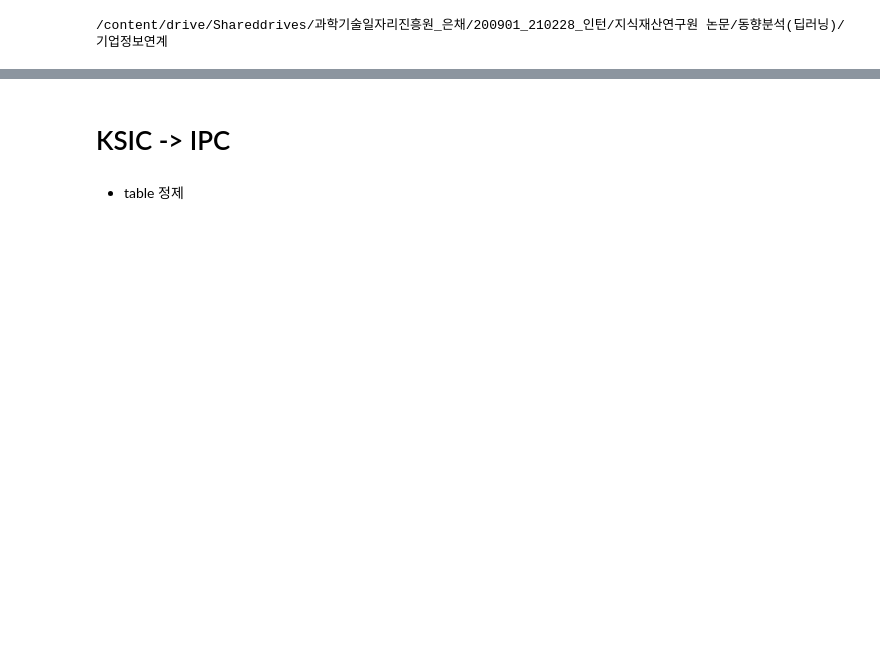
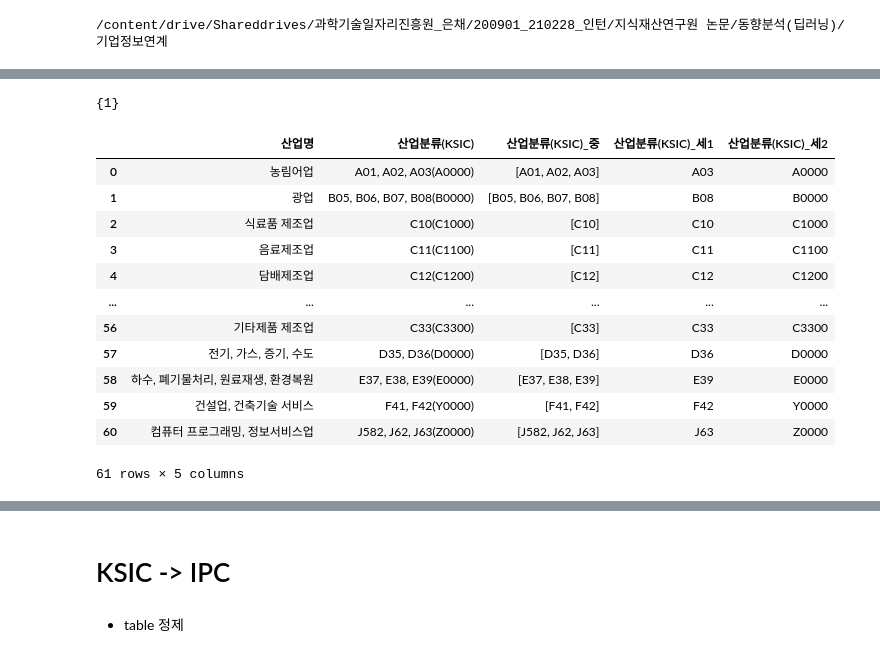
Before and after one commit to patent-analysis-compa/KSIC_IPC, a Jupyter notebook: KSIC_IPC연계.ipynb, the cells around one changed output, grey strips where cells are left out. Saved outputs shown, nothing was run; the diff lists cells and outputs as text; code cells hidden in the pictures; blank space fills up the shorter version.

```diff
--- a/KSIC_IPC연계.ipynb
+++ b/KSIC_IPC연계.ipynb
@@ -4,0 +11,31 @@ cd /content/drive/Shareddrives/과학기술일자리진흥원_은채/200901_2102
+# %%
+import re
+p = re.compile('\S+\(')
+set(ksic9['산업분류(KSIC)'].apply(lambda x: len(p.findall(x)))) # 여러 개의 괄호가 있는 건 없다.
+# %% [output]
+{1}
+# %%
+ksic9['산업분류(KSIC)_중'] = ksic9['산업분류(KSIC)'].apply(lambda x: x.split('(')[0])
+# %%
+ksic9['산업분류(KSIC)_중'] = ksic9['산업분류(KSIC)_중'].apply(lambda x: x.split(', '))
+# %%
+import re
+p = re.compile('\S+\(\S+\)')
+ksic9['산업분류(KSIC)_세1'] = ksic9['산업분류(KSIC)'].apply(lambda x: p.findall(x)[0].split('(')[0])
+ksic9['산업분류(KSIC)_세2'] = ksic9['산업분류(KSIC)'].apply(lambda x: p.findall(x)[0].replace(')','').split('(')[1])
+# %%
+ksic9
+# %% [output]
+|  | 산업명 | 산업분류(KSIC) | 산업분류(KSIC)_중 | 산업분류(KSIC)_세1 | 산업분류(KSIC)_세2 |
+| 0 | 농림어업 | A01, A02, A03(A0000) | [A01, A02, A03] | A03 | A0000 |
+| 1 | 광업 | B05, B06, B07, B08(B0000) | [B05, B06, B07, B08] | B08 | B0000 |
+| 2 | 식료품 제조업 | C10(C1000) | [C10] | C10 | C1000 |
+| 3 | 음료제조업 | C11(C1100) | [C11] | C11 | C1100 |
+| 4 | 담배제조업 | C12(C1200) | [C12] | C12 | C1200 |
+| ... | ... | ... | ... | ... | ... |
+| 56 | 기타제품 제조업 | C33(C3300) | [C33] | C33 | C3300 |
+| 57 | 전기, 가스, 증기, 수도 | D35, D36(D0000) | [D35, D36] | D36 | D0000 |
+| 58 | 하수, 폐기물처리, 원료재생, 환경복원 | E37, E38, E39(E0000) | [E37, E38, E39] | E39 | E0000 |
+| 59 | 건설업, 건축기술 서비스 | F41, F42(Y0000) | [F41, F42] | F42 | Y0000 |
+| 60 | 컴퓨터 프로그래밍, 정보서비스업 | J582, J62, J63(Z0000) | [J582, J62, J63] | J63 | Z0000 |
+61 rows × 5 columns
```
Also changed, not shown: parts of 37 cells of this notebook.
